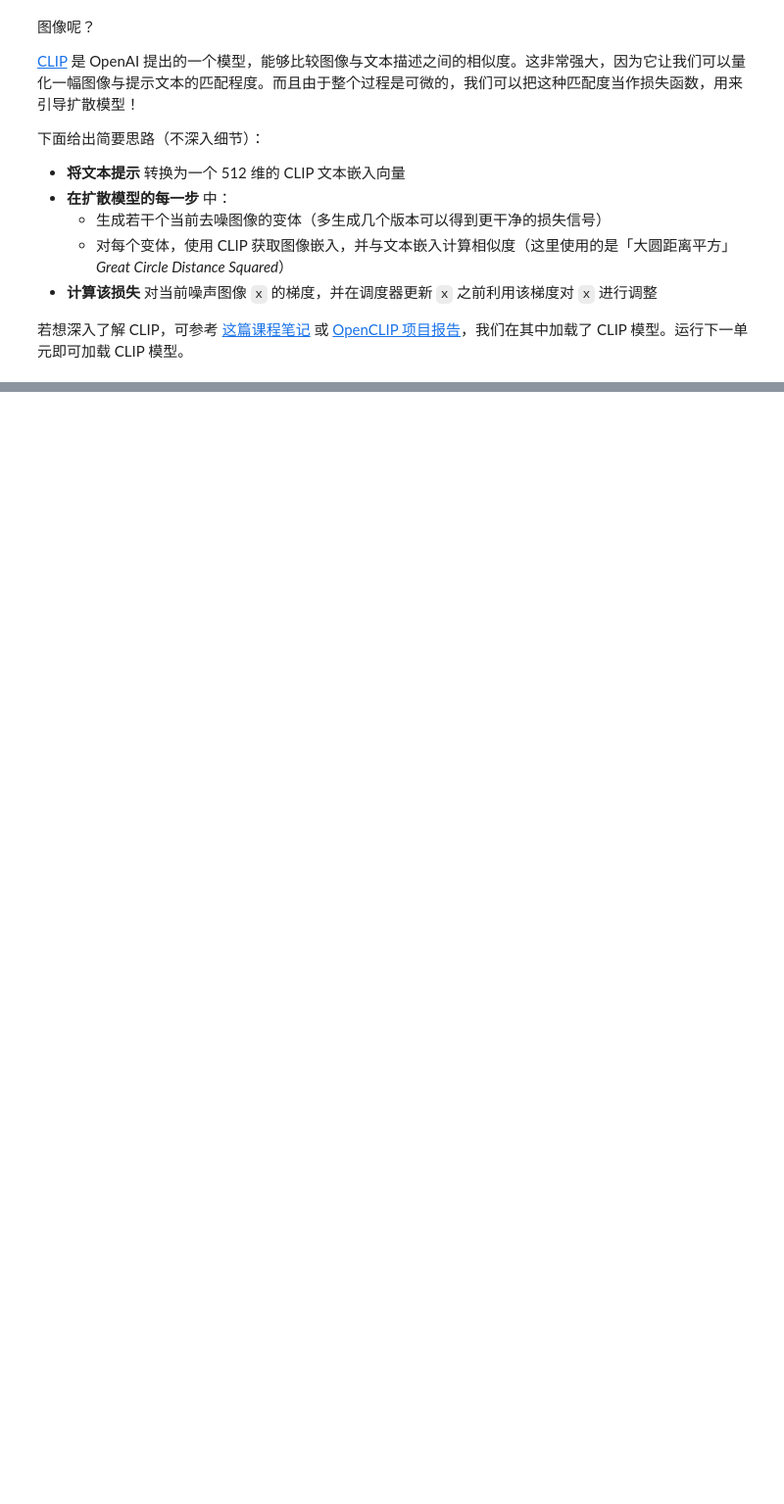
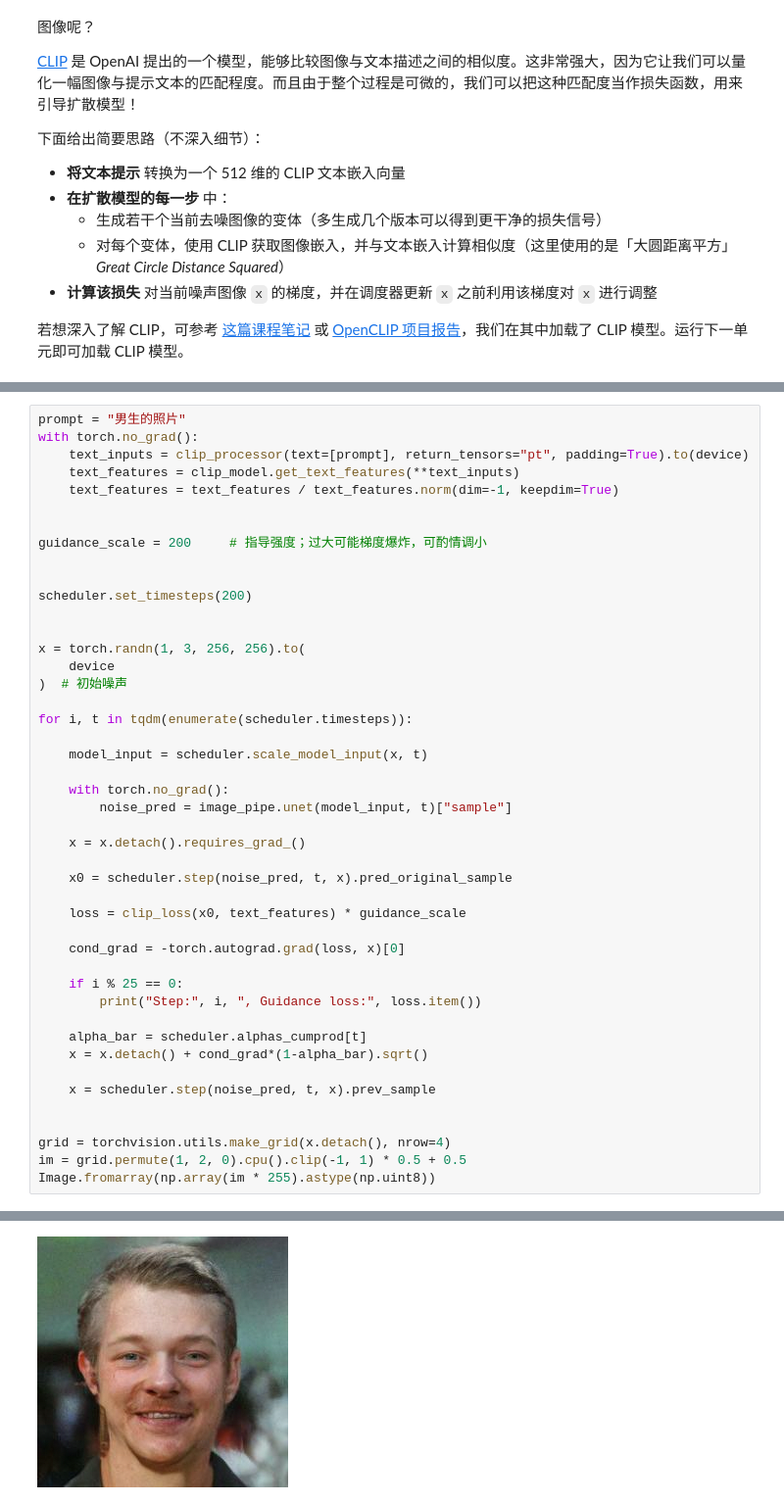
Before and after one commit to yinpu/diffusion-models-class-zh, a Jupyter notebook: unit2/01_finetuning_and_guidance.ipynb, the cells around one changed output, grey strips where cells are left out. Shown at 98% size. Cells and saved outputs as stored; diff of their text form; blank space fills up the shorter version.

```diff
--- a/unit2/01_finetuning_and_guidance.ipynb
+++ b/unit2/01_finetuning_and_guidance.ipynb
@@ -439,0 +497,46 @@ ModuleNotFoundError: No module named 'open_clip'
+# %%
+prompt = "男生的照片"
+with torch.no_grad():
+    text_inputs = clip_processor(text=[prompt], return_tensors="pt", padding=True).to(device)
+    text_features = clip_model.get_text_features(**text_inputs)
+    text_features = text_features / text_features.norm(dim=-1, keepdim=True)
+
+
+guidance_scale = 200     # 指导强度；过大可能梯度爆炸，可酌情调小
+
+
+scheduler.set_timesteps(200)
+
+
+x = torch.randn(1, 3, 256, 256).to(
+    device
+)  # 初始噪声
+
+for i, t in tqdm(enumerate(scheduler.timesteps)):
+
+    model_input = scheduler.scale_model_input(x, t)
+
+    with torch.no_grad():
+        noise_pred = image_pipe.unet(model_input, t)["sample"]
+
+    x = x.detach().requires_grad_()
+
+    x0 = scheduler.step(noise_pred, t, x).pred_original_sample
+
+    loss = clip_loss(x0, text_features) * guidance_scale
+
+    cond_grad = -torch.autograd.grad(loss, x)[0]
+
+    if i % 25 == 0:
+        print("Step:", i, ", Guidance loss:", loss.item())
+
+    alpha_bar = scheduler.alphas_cumprod[t]
+    x = x.detach() + cond_grad*(1-alpha_bar).sqrt()
+
+    x = scheduler.step(noise_pred, t, x).prev_sample
+
+
+grid = torchvision.utils.make_grid(x.detach(), nrow=4)
+im = grid.permute(1, 2, 0).cpu().clip(-1, 1) * 0.5 + 0.5
+Image.fromarray(np.array(im * 255).astype(np.uint8))
+# %% [output]
@@ -439,0 +551 @@ ModuleNotFoundError: No module named 'open_clip'
+[figure, added]
```
Also changed, not shown: parts of 10 cells of this notebook, 1 other file.
